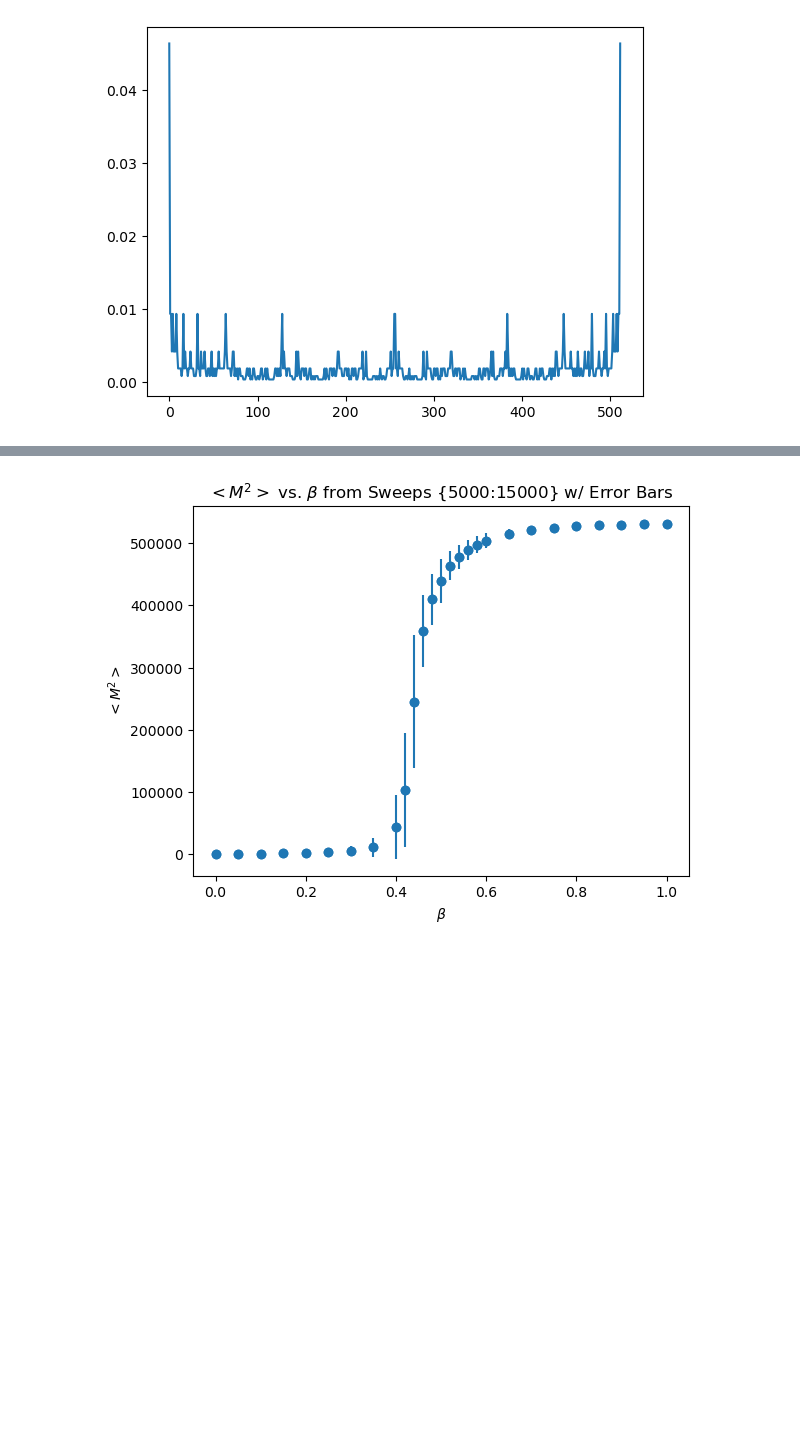
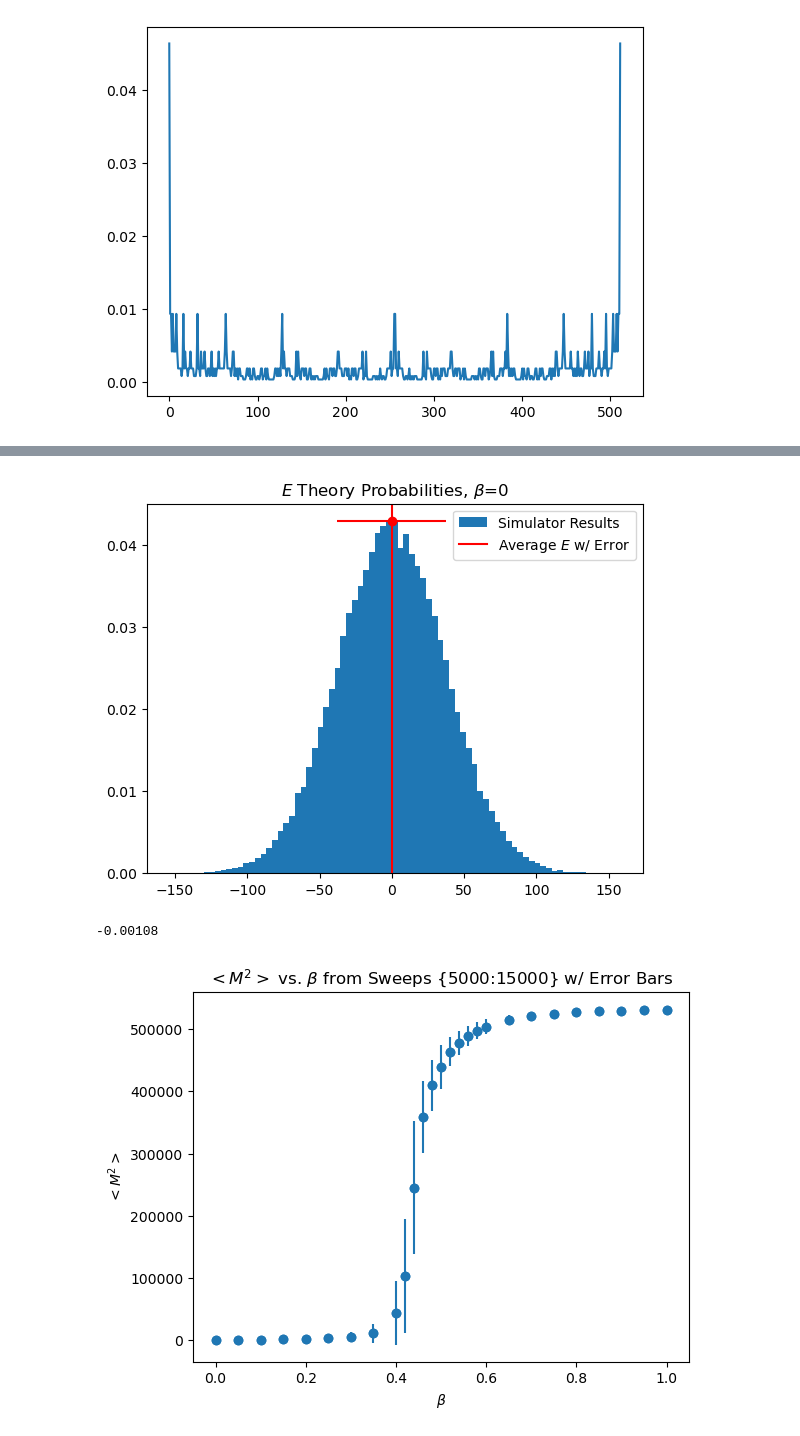
Before and after one commit to Max-Winga/States-of-Matter-MCMC, a Jupyter notebook: Metropolis Markov Chain Monte Carlo.ipynb, the cells around one changed output, grey strips where cells are left out. Saved outputs shown, nothing was run; the diff lists cells and outputs as text; code cells hidden in the pictures; blank space fills up the shorter version.

```diff
--- a/Metropolis Markov Chain Monte Carlo.ipynb
+++ b/Metropolis Markov Chain Monte Carlo.ipynb
@@ -220,3 +261,20 @@ plt.show()
+# %%
+unique, counts = np.unique(Es, return_counts=True)
+weights_E = np.ones_like(Es) / len(Es)
+(mean_E, variance_E, error_E) = stats.mean(Es), stats.variance(Es), stats.stdev(Es)
+plt.figure()
+plt.title(r"$E$"+f" Theory Probabilities, " + r"$\beta$"+f"=0")
+plt.hist(Es, bins=len(unique), weights=weights_E, histtype='bar', label="Simulator Results")
+plt.axvline(mean_E, color="r", label=r"Average $E$ w/ Error")
+plt.errorbar(mean_E, max(counts)/sum(counts), xerr=error_E,yerr=0,fmt="-or", ecolor='r')
+plt.legend()
+plt.show()
+# %% [output]
+[figure, added]
+# %%
+print(mean_E)
+# %% [output]
+-0.00108
 # %%
 def page2_plots(B, runs=10000):
     model = Metropolis(27, B, B=True)
```
Also changed, not shown: parts of 9 cells of this notebook.
